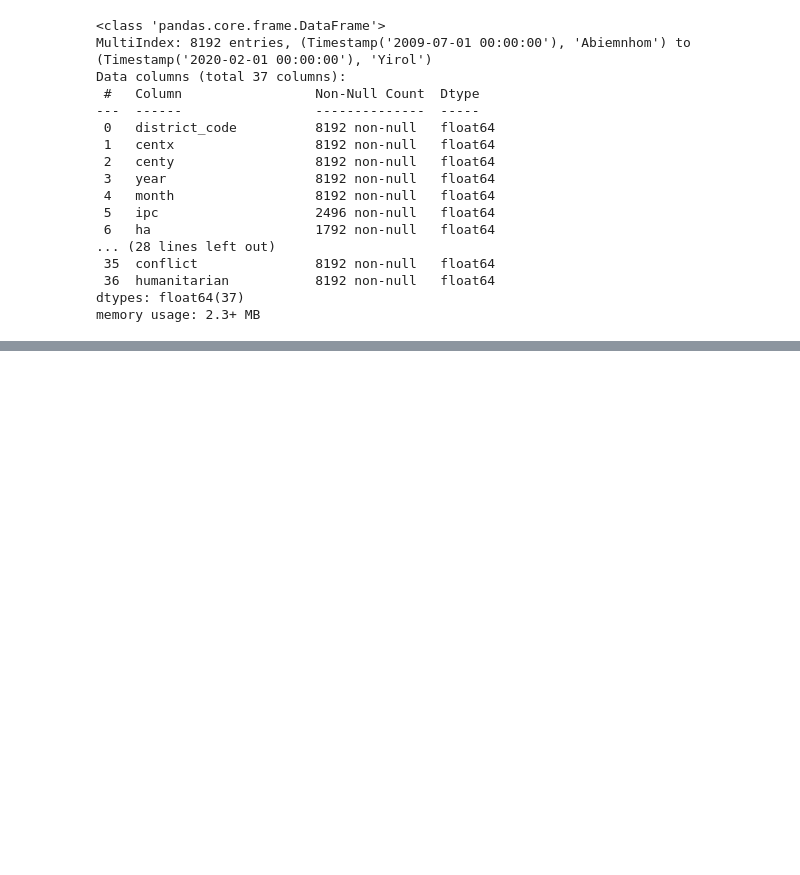
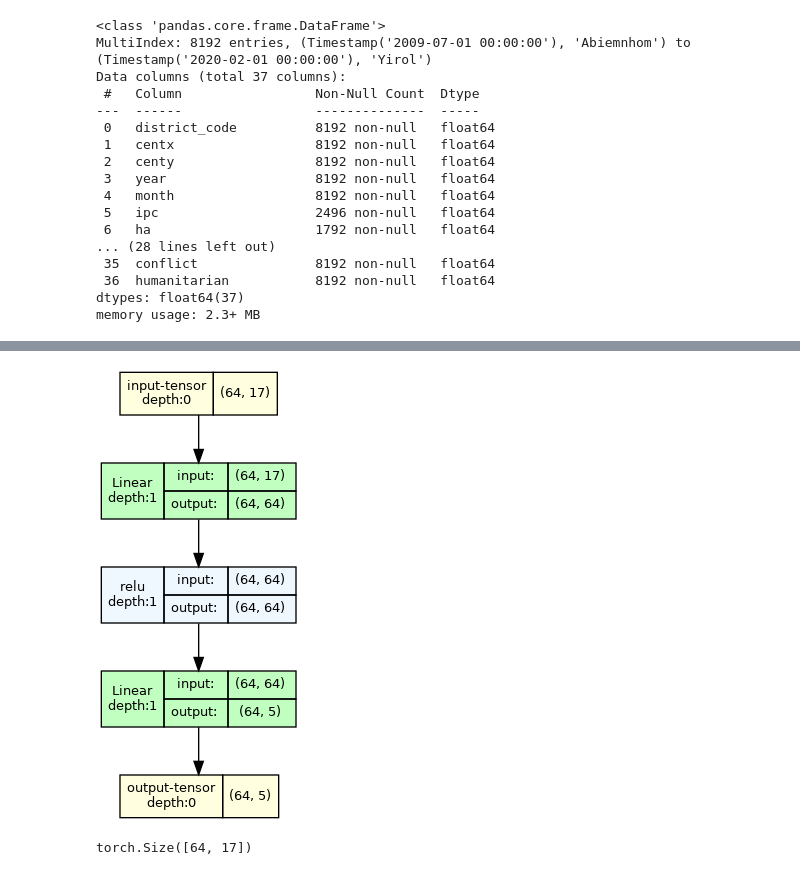
Before and after one commit to EKarasevnl/DC3-Group-13, a Jupyter notebook: predictions_modified.ipynb, the cells around one changed output, grey strips where cells are left out. Saved outputs shown, nothing was run; the diff lists cells and outputs as text; code cells hidden in the pictures; blank space fills up the shorter version.

Commit message:
Added ways to vis the model

```diff
--- a/predictions_modified.ipynb
+++ b/predictions_modified.ipynb
@@ -790,0 +817,13 @@ histplot(predict_prob_list, bins=[i/10 for i in range(11)], kde=True)
+# %%
+from torchview import draw_graph
+import graphviz
+graphviz.set_jupyter_format('png')
+
+model_graph = draw_graph(model, input_size=(64, 17), device='meta')
+model_graph.visual_graph
+# %% [output]
+[figure, added]
+# %%
+inputs.shape
+# %% [output]
+torch.Size([64, 17])
```
Also changed, not shown: parts of 12 cells of this notebook, 2 other files.
